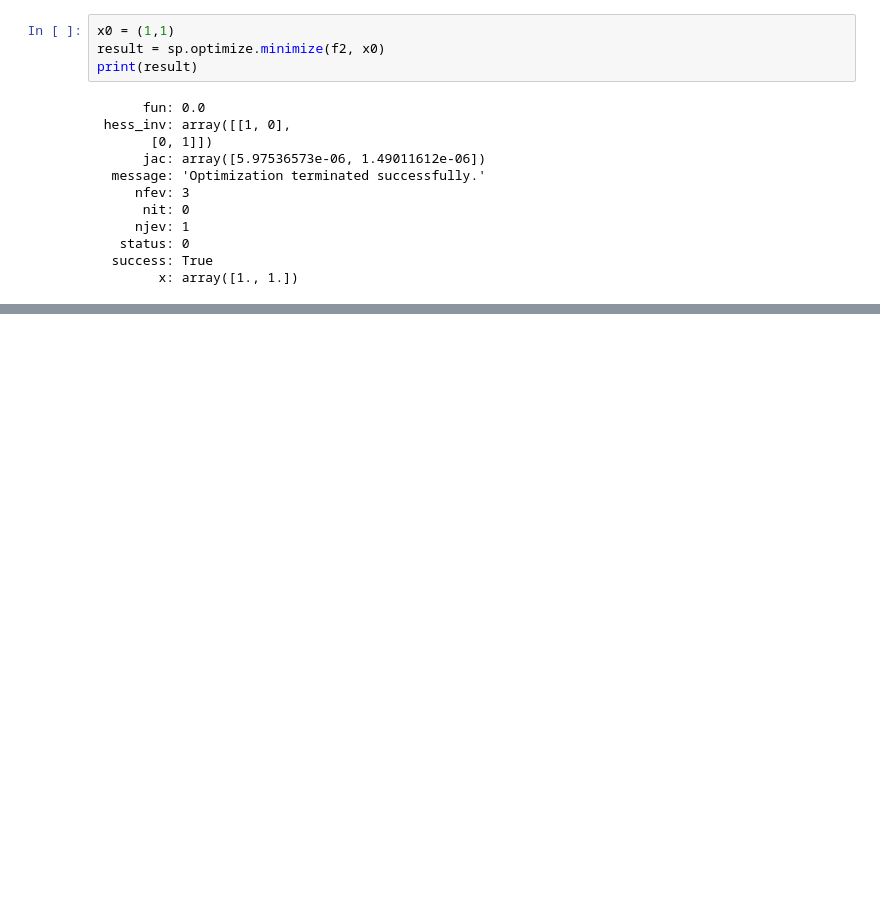
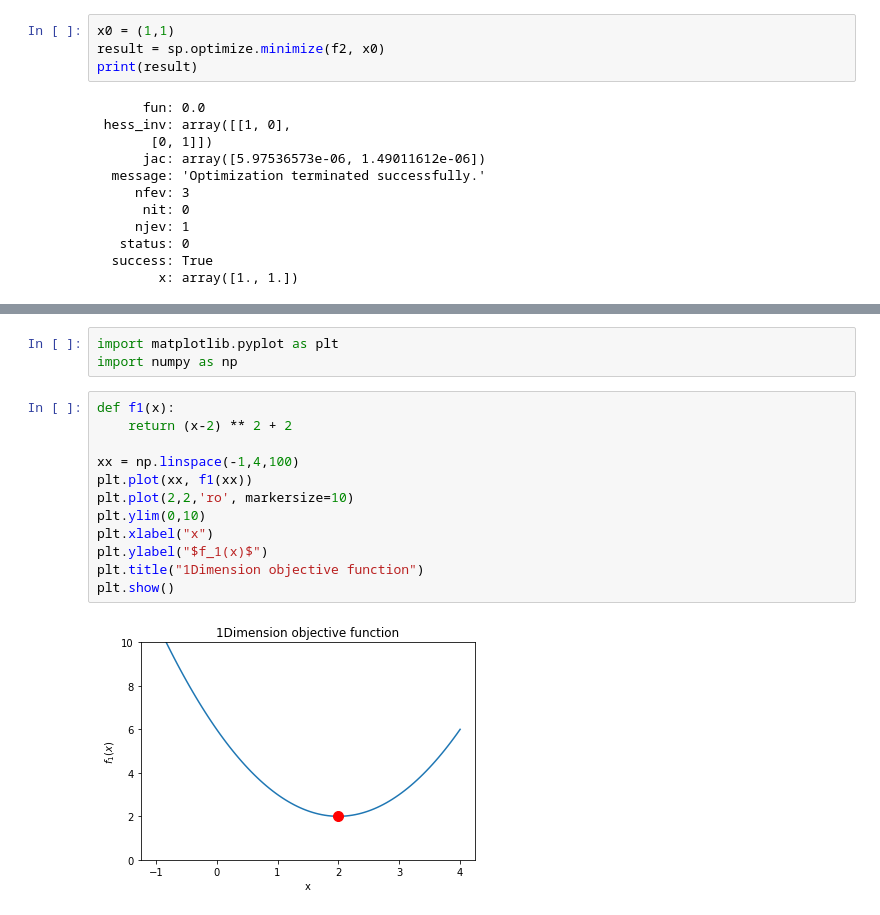
Before and after one commit to hunsoo0823/anaconda_study, a Jupyter notebook: 03_math/05_1 Basic of optimize.ipynb, the cells around one changed output, grey strips where cells are left out. Drawn from its saved outputs; the diff is of its cells as text; blank space fills up the shorter version.

```diff
--- a/03_math/05_1 Basic of optimize.ipynb
+++ b/03_math/05_1 Basic of optimize.ipynb
@@ -81,0 +84,17 @@ print(result)
+# %%
+import matplotlib.pyplot as plt
+import numpy as np
+# %%
+def f1(x):
+    return (x-2) ** 2 + 2
+
+xx = np.linspace(-1,4,100)
+plt.plot(xx, f1(xx))
+plt.plot(2,2,'ro', markersize=10)
+plt.ylim(0,10)
+plt.xlabel("x")
+plt.ylabel("$f_1(x)$")
+plt.title("1Dimension objective function")
+plt.show()
+# %% [output]
+[figure, added]
```
Also changed, not shown: parts of 3 cells of this notebook, 5 other files.
